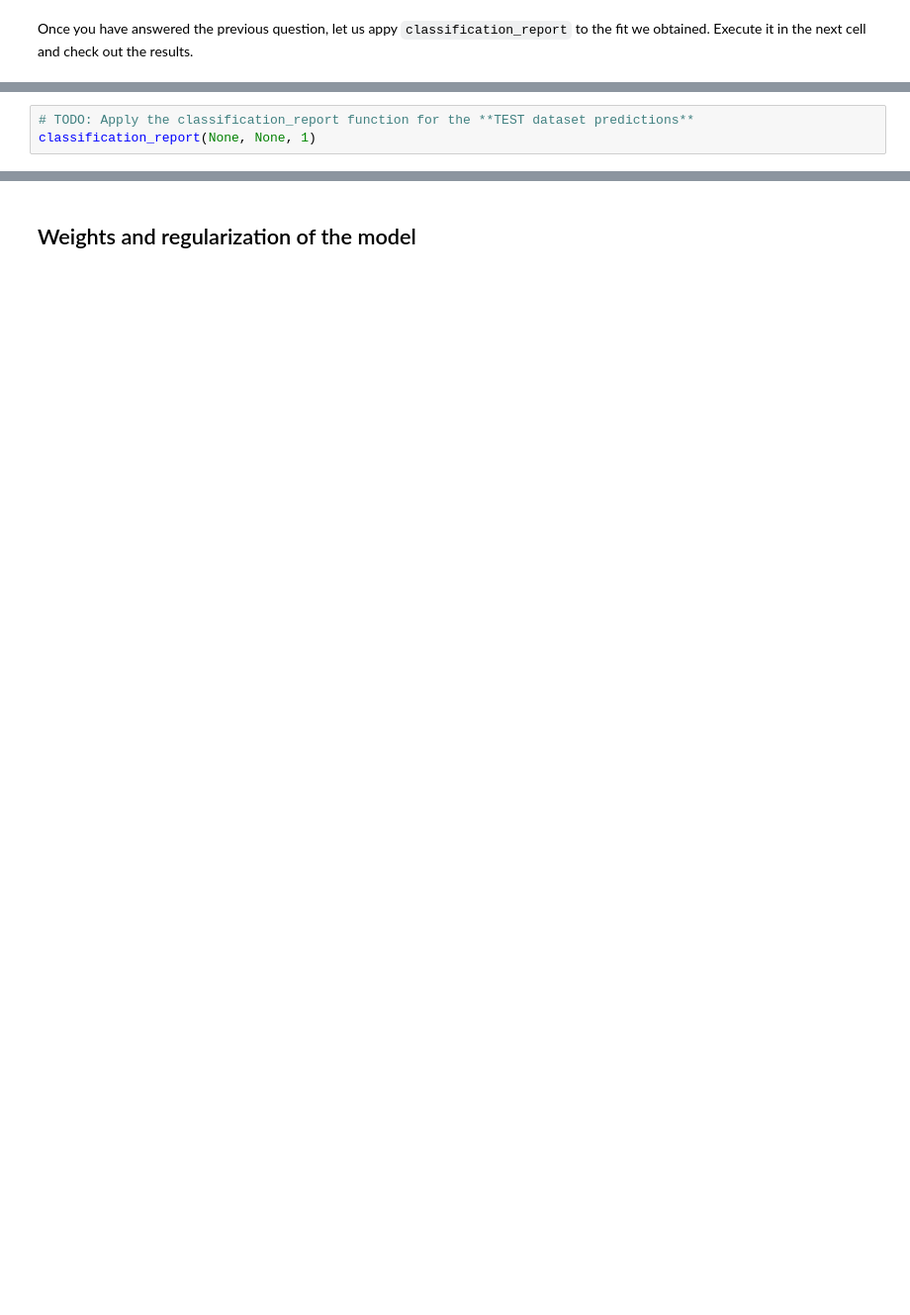
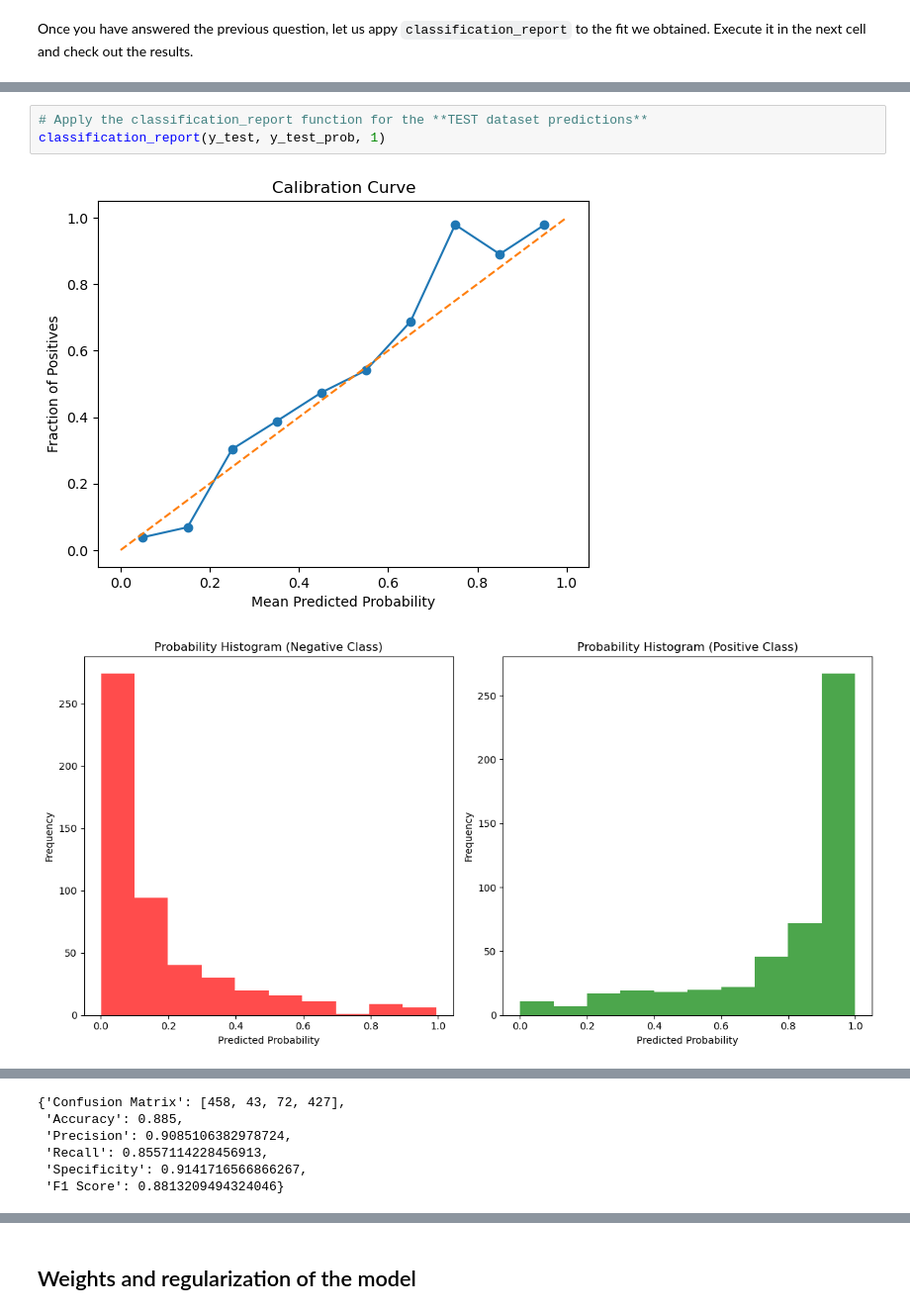
Before and after one commit to ICAI-IMAT-ML/p2-5-lyr-f, a Jupyter notebook: notebook/Lab2_5_LogisticRegression_and_regularization.ipynb, the cells around one changed output, grey strips where cells are left out. Shown at 99% size. Saved outputs shown, nothing was run; the diff lists cells and outputs as text; blank space fills up the shorter version.

```diff
--- a/notebook/Lab2_5_LogisticRegression_and_regularization.ipynb
+++ b/notebook/Lab2_5_LogisticRegression_and_regularization.ipynb
@@ -176,3 +186,6 @@ classification_report(None, None, 1)
 # %%
-# TODO: Apply the classification_report function for the **TEST dataset predictions**
-classification_report(None, None, 1)
+# Apply the classification_report function for the **TEST dataset predictions**
+classification_report(y_test, y_test_prob, 1)
+# %% [output]
+[figure, added]
+[figure, added]
@@ -179,3 +193,9 @@ classification_report(None, None, 1)
+{'Confusion Matrix': [458, 43, 72, 427],
+ 'Accuracy': 0.885,
+ 'Precision': 0.9085106382978724,
+ 'Recall': 0.8557114228456913,
+ 'Specificity': 0.9141716566866267,
+ 'F1 Score': 0.8813209494324046}
 # %% [markdown]
 **What do you think about this results? Do you observe any important features that you think are worth mentioning?**
 
```
Also changed, not shown: parts of 55 cells of this notebook, 1 other file.
